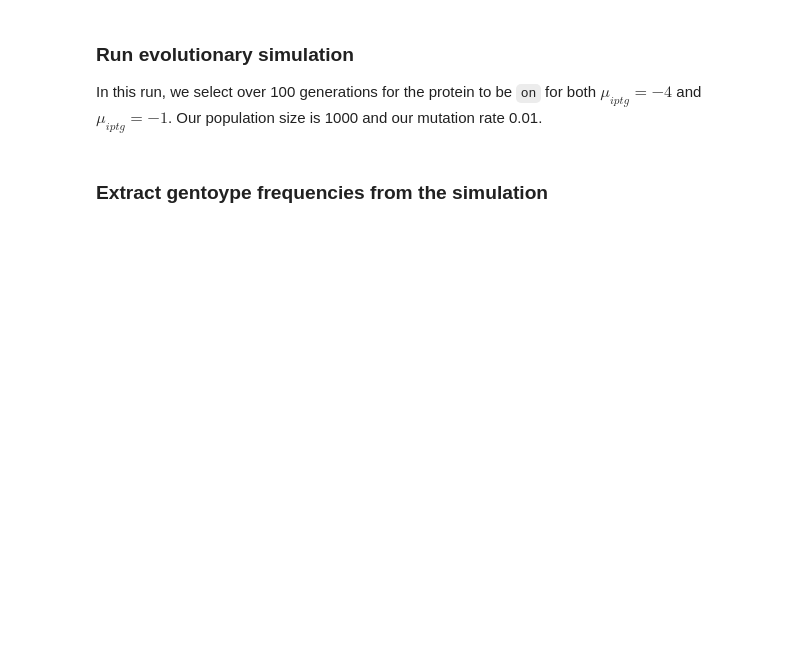
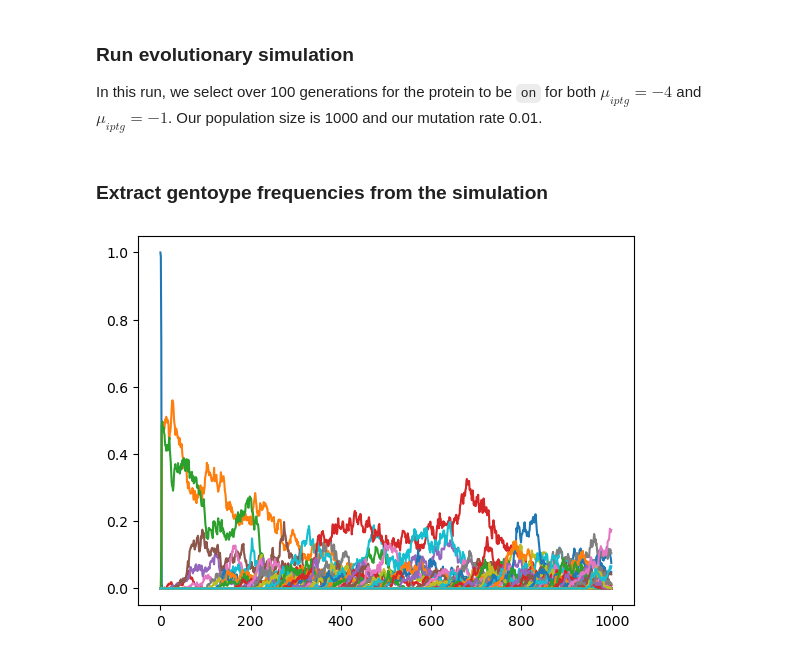
Before and after one commit to harmsm/eee, a Jupyter notebook: example/run_wright_fisher_simulation.ipynb, the cells around one changed output. Cells and saved outputs as stored; diff of their text form; code cells hidden in the pictures; blank space fills up the shorter version.

```diff
--- a/example/run_wright_fisher_simulation.ipynb
+++ b/example/run_wright_fisher_simulation.ipynb
@@ -85,22 +85,24 @@ simulate_evolution(ens, ddg_df, mu_dict, fitness_fcns, select_on='fx_obs', fitne
 
 In this run, we select over 100 generations for the protein to be `on` for both $\mu _{iptg} = -4$ and $\mu _{iptg} = -1$. Our population size is 1000 and our mutation rate 0.01.
 # %%
-results = eee.evolve.simulate_evolution(ens=ens,
-                                        ddg_df=ddg_df,
-                                        mu_dict={"iptg":[-4,-1]},
-                                        fitness_fcns=[eee.evolve.ff_off,
-                                                      eee.evolve.ff_off],
-                                        select_on="fx_obs",
-                                        population_size=1000,
-                                        mutation_rate=0.01,
-                                        num_generations=1000)
+gc, generations = eee.evolve.simulate_evolution(ens=ens,
+                                                        ddg_df=ddg_df,
+                                                        mu_dict={"iptg":[-4,-1]},
+                                                        fitness_fcns=[eee.evolve.ff_off,
+                                                                      eee.evolve.ff_off],
+                                                        select_on="fx_obs",
+                                                        population_size=1000,
+                                                        mutation_rate=0.01,
+                                                        num_generations=1000)
 # %% [markdown]
 ### Extract gentoype frequencies from the simulation
 # %%
-df = eee.evolve.get_genotype_frequencies(results)
-gen = np.arange(len(results.generations))
+df = eee.evolve.get_genotype_frequencies(generations)
+gen = np.arange(len(generations))
 for x in df.columns:
     plt.plot(gen,df[x],'-')
+# %% [output]
+[figure, added]
 # %%
 
 # Look for a genotype that becomes the most common genotype that is not
```
Also changed, not shown: parts of 2 cells of this notebook, 1 other file.
